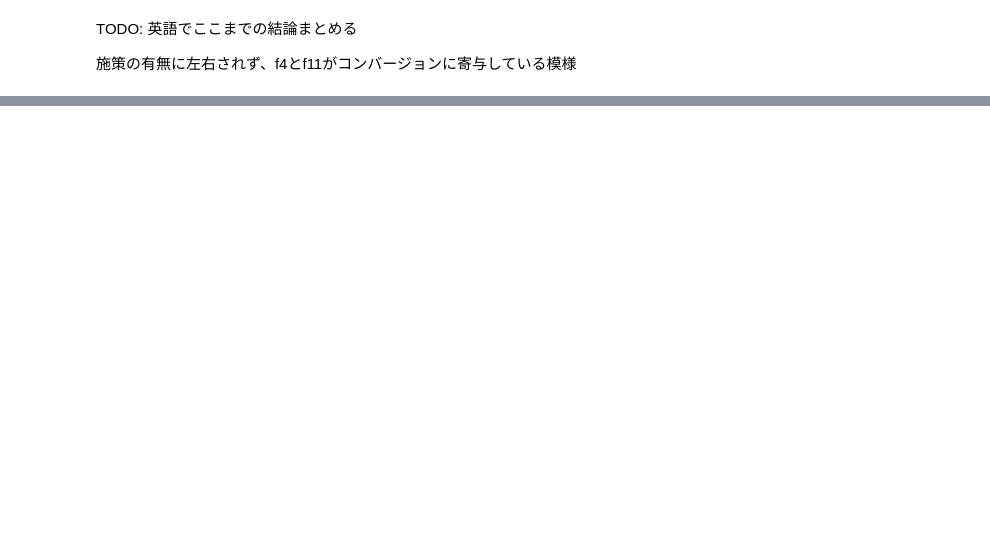
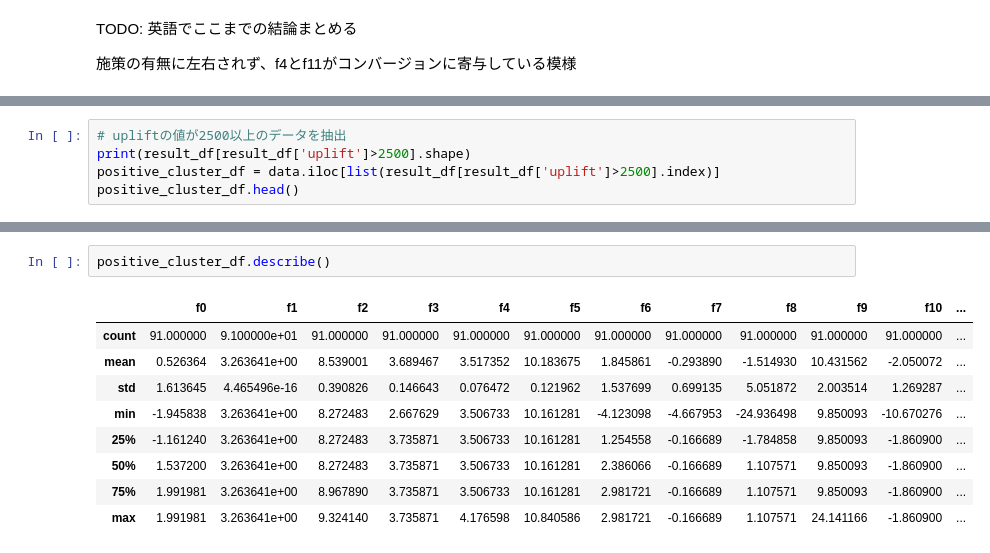
Before and after one commit to natsukoa/uplift_model, a Jupyter notebook: Uplift modeling.ipynb, the cells around one changed output, grey strips where cells are left out. Cells and saved outputs as stored; diff of their text form; blank space fills up the shorter version.

```diff
--- a/Uplift modeling.ipynb
+++ b/Uplift modeling.ipynb
@@ -83,0 +150,5 @@ result_df.describe()
+# %%
+# upliftの値が2500以上のデータを抽出
+print(result_df[result_df['uplift']>2500].shape)
+positive_cluster_df = data.iloc[list(result_df[result_df['uplift']>2500].index)]
+positive_cluster_df.head()
@@ -83,0 +163,12 @@ result_df.describe()
+# %%
+positive_cluster_df.describe()
+# %% [output]
+|  | f0 | f1 | f2 | f3 | f4 | f5 | f6 | f7 | f8 | f9 | f10 | ... |
+| count | 91.000000 | 9.100000e+01 | 91.000000 | 91.000000 | 91.000000 | 91.000000 | 91.000000 | 91.000000 | 91.000000 | 91.000000 | 91.000000 | ... |
+| mean | 0.526364 | 3.263641e+00 | 8.539001 | 3.689467 | 3.517352 | 10.183675 | 1.845861 | -0.293890 | -1.514930 | 10.431562 | -2.050072 | ... |
+| std | 1.613645 | 4.465496e-16 | 0.390826 | 0.146643 | 0.076472 | 0.121962 | 1.537699 | 0.699135 | 5.051872 | 2.003514 | 1.269287 | ... |
+| min | -1.945838 | 3.263641e+00 | 8.272483 | 2.667629 | 3.506733 | 10.161281 | -4.123098 | -4.667953 | -24.936498 | 9.850093 | -10.670276 | ... |
+| 25% | -1.161240 | 3.263641e+00 | 8.272483 | 3.735871 | 3.506733 | 10.161281 | 1.254558 | -0.166689 | -1.784858 | 9.850093 | -1.860900 | ... |
+| 50% | 1.537200 | 3.263641e+00 | 8.272483 | 3.735871 | 3.506733 | 10.161281 | 2.386066 | -0.166689 | 1.107571 | 9.850093 | -1.860900 | ... |
+| 75% | 1.991981 | 3.263641e+00 | 8.967890 | 3.735871 | 3.506733 | 10.161281 | 2.981721 | -0.166689 | 1.107571 | 9.850093 | -1.860900 | ... |
+| max | 1.991981 | 3.263641e+00 | 9.324140 | 3.735871 | 4.176598 | 10.840586 | 2.981721 | -0.166689 | 1.107571 | 24.141166 | -1.860900 | ... |
```
Also changed, not shown: parts of 18 cells of this notebook.
